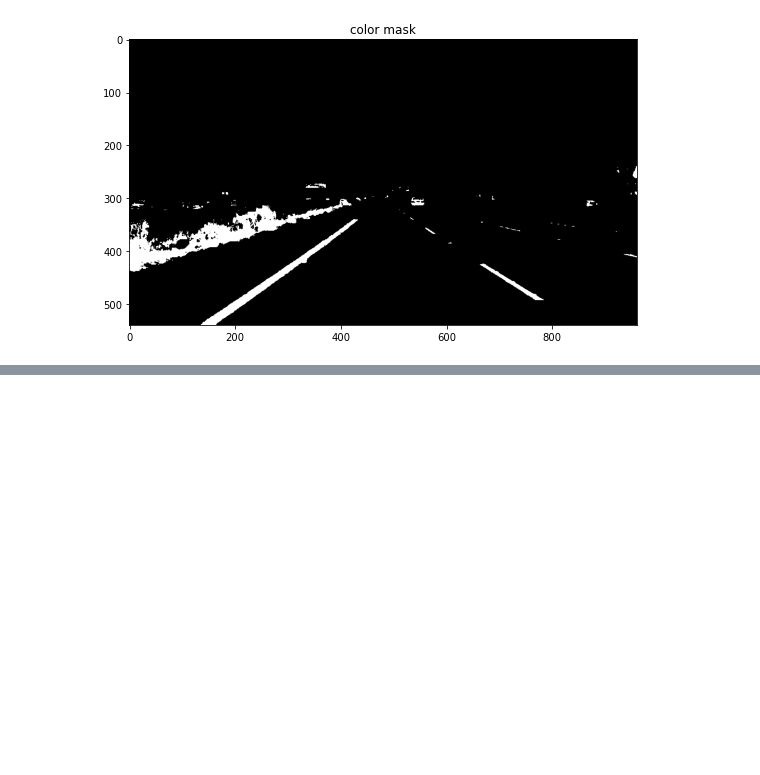
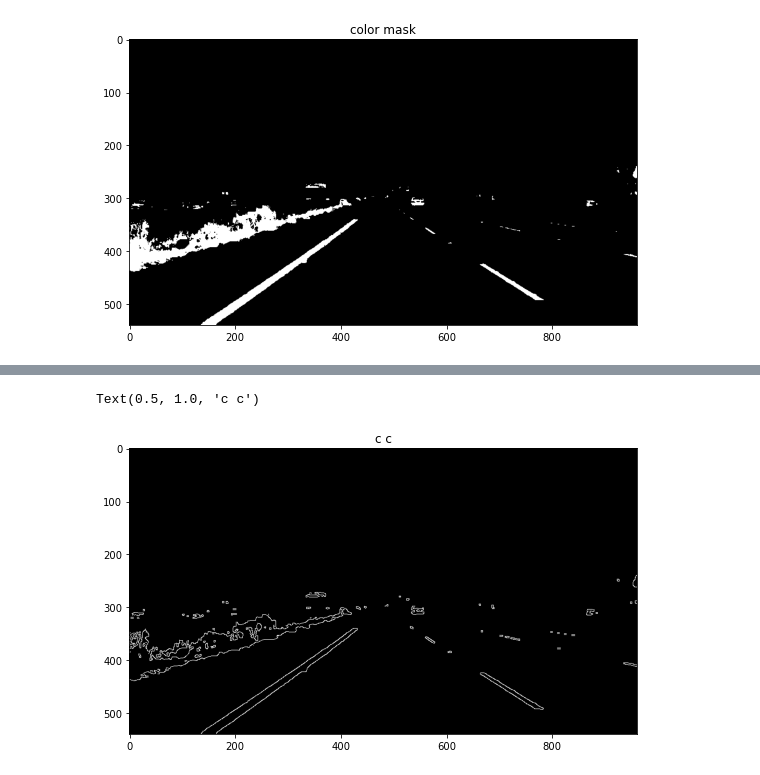
Before and after one commit to karthikeyanrathore/Lane-Line-Detection, a Jupyter notebook: Yellow Lane (PrePro).ipynb, the cells around one changed output, grey strips where cells are left out. Cells and saved outputs as stored; diff of their text form; code cells hidden in the pictures; blank space fills up the shorter version.

```diff
--- a/Yellow Lane (PrePro).ipynb
+++ b/Yellow Lane (PrePro).ipynb
@@ -48,0 +59,8 @@ blur = cv2.GaussianBlur(color_mask, (5,5), 0)
+# %%
+plt.figure(figsize=(20,20))
+plt.subplot(1,2,1)
+plt.imshow(cc, cmap="gray")
+plt.title("c c")
+# %% [output]
+Text(0.5, 1.0, 'c c')
+[figure, added]
```
Also changed, not shown: parts of 9 cells of this notebook, 1 other file.
